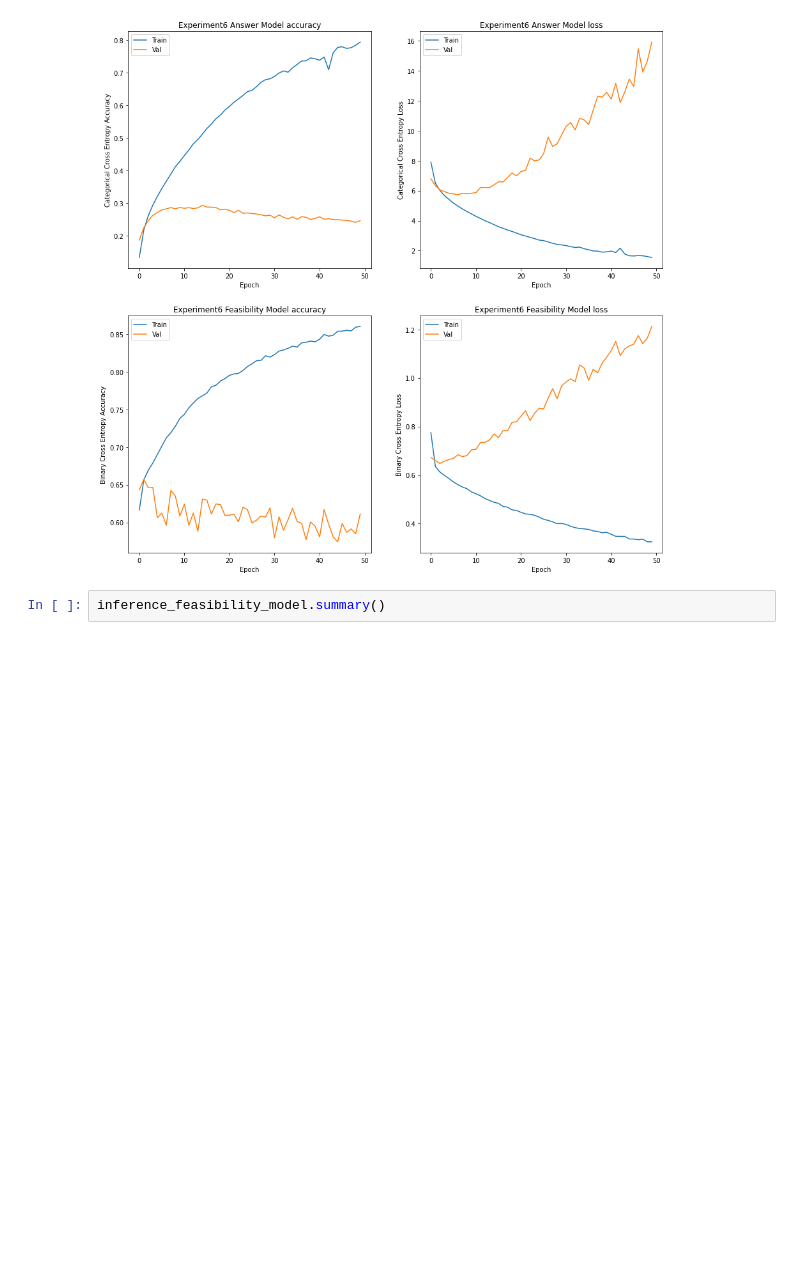
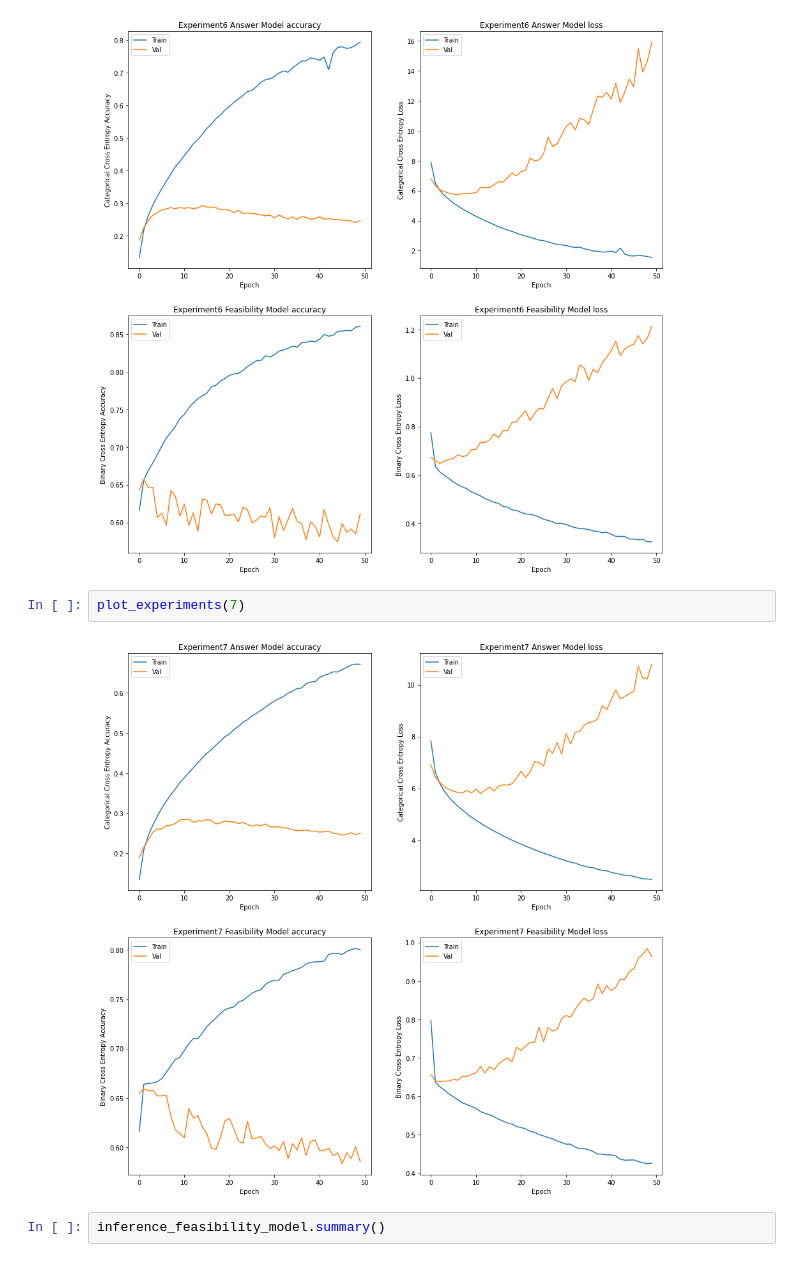
Before and after one commit to anupjha10/w266_nlp_project, a Jupyter notebook: w266_project/Span_model_version2.ipynb, the cells around one changed output. Cells and saved outputs as stored; diff of their text form; blank space fills up the shorter version.

```diff
--- a/w266_project/Span_model_version2.ipynb
+++ b/w266_project/Span_model_version2.ipynb
@@ -1633,6 +1632,10 @@ def plot_experiments(ExperimentNumber):
 plot_experiments(6)
 # %% [output]
 [figure]
+# %%
+plot_experiments(7)
+# %% [output]
+[figure, added]
 # %%
 inference_feasibility_model.summary()
 # %% [output]
```
Also changed, not shown: parts of 4 cells of this notebook.
